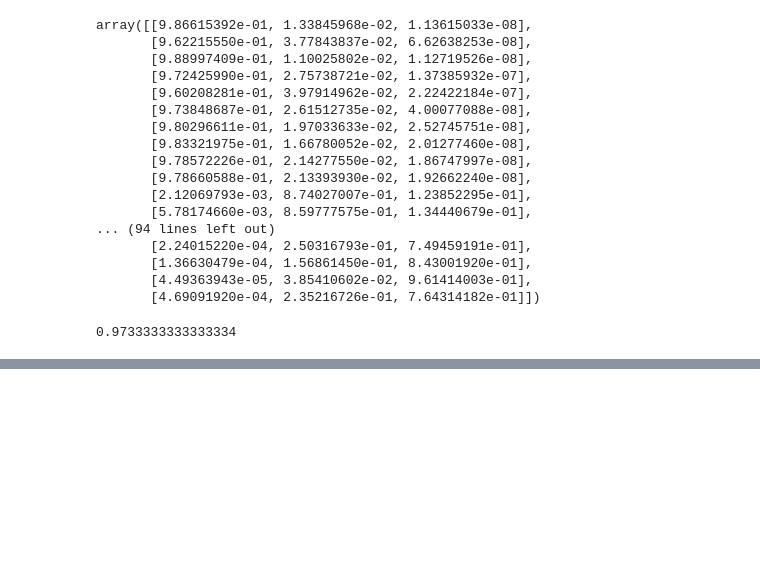
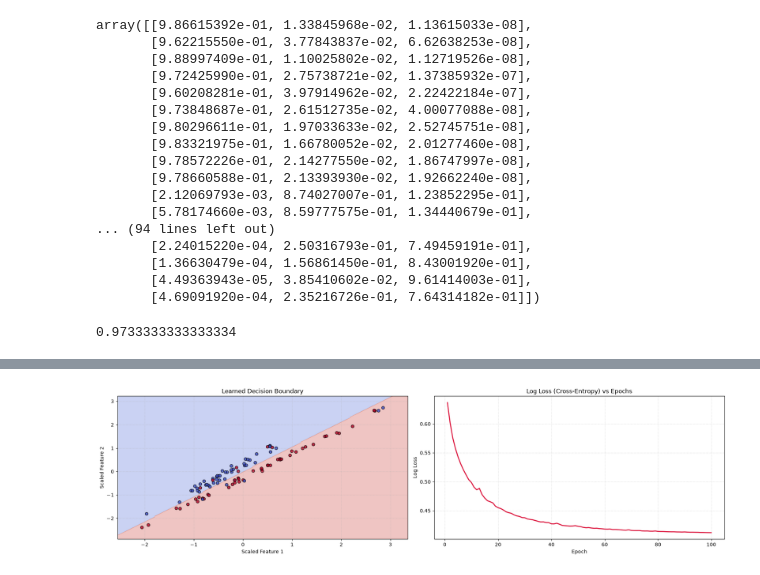
Before and after one commit to mylo2202/fsb-mle, a Jupyter notebook: session3/notebook.ipynb, the cells around one changed output, grey strips where cells are left out. Drawn from its saved outputs; the diff is of its cells as text; code cells hidden in the pictures; blank space fills up the shorter version.

```diff
--- a/session3/notebook.ipynb
+++ b/session3/notebook.ipynb
@@ -147,0 +182,88 @@ clf.score(X, y)
+# %%
+import numpy as np
+import matplotlib.pyplot as plt
+from sklearn.datasets import make_classification
+from sklearn.linear_model import SGDClassifier
+from sklearn.preprocessing import StandardScaler
+from sklearn.metrics import log_loss, accuracy_score
+
+# 1. Generate synthetic binary classification dataset
+X, y = make_classification(
+    n_samples=100,
+    n_features=2,          # 2D features for easy visualization
+    n_redundant=0,
+    n_informative=2,
+    n_clusters_per_class=1,
+    class_sep=0.2,
+    flip_y=0.10,           # 10% label noise (overlap between classes)
+    random_state=42
+)
+
+# 2. Scale features (CRITICAL for SGD gradient stability)
+scaler = StandardScaler()
+X_scaled = scaler.fit_transform(X)
+
+# 3. Initialize SGDClassifier as Logistic Regression
+# loss='log_loss' fits a logistic regression model
+sgd_clf = SGDClassifier(
+    loss='log_loss',
+    learning_rate='invscaling',
+    eta0=0.3,
+    power_t=0.25,
+    random_state=42,
+    verbose=10
+)
+
+# 4. Train over epochs using partial_fit
+epochs = 100
+classes = np.unique(y)
+loss_curve = []
+accuracy_curve = []
+
+for epoch in range(epochs):
+    # Shuffle dataset each epoch
+    indices = np.random.permutation(len(X_scaled))
+    X_shuffled = X_scaled[indices]
+    y_shuffled = y[indices]
+
+    # partial_fit requires specifying unique classes on first call
+    sgd_clf.partial_fit(X_shuffled, y_shuffled, classes=classes)
+
+    # Compute probability predictions and hard predictions
+    probs = sgd_clf.predict_proba(X_scaled)
+    preds = sgd_clf.predict(X_scaled)
+
+    # Track metrics
+    current_loss = log_loss(y, probs)
+    current_acc = accuracy_score(y, preds)
+
+    loss_curve.append(current_loss)
+    accuracy_curve.append(current_acc)
+
+# 5. Visualizations
+fig, (ax1, ax2) = plt.subplots(1, 2, figsize=(18, 5))
+
+# Plot 1: Decision Boundary & Data Points
+x_min, x_max = X_scaled[:, 0].min() - 0.5, X_scaled[:, 0].max() + 0.5
+y_min, y_max = X_scaled[:, 1].min() - 0.5, X_scaled[:, 1].max() + 0.5
+xx, yy = np.meshgrid(np.linspace(x_min, x_max, 200), np.linspace(y_min, y_max, 200))
+
+Z = sgd_clf.predict(np.c_[xx.ravel(), yy.ravel()]).reshape(xx.shape)
+
+ax1.contourf(xx, yy, Z, alpha=0.3, cmap=plt.cm.coolwarm)
+ax1.scatter(X_scaled[:, 0], X_scaled[:, 1], c=y, cmap=plt.cm.coolwarm, edgecolors='k', alpha=0.8)
+ax1.set_title("Learned Decision Boundary")
+ax1.set_xlabel("Scaled Feature 1")
+ax1.set_ylabel("Scaled Feature 2")
+ax1.grid(True, linestyle=':', alpha=0.6)
+
+# Plot 2: Binary Cross-Entropy Loss Curve
+ax2.plot(range(1, epochs + 1), loss_curve, color='crimson', linewidth=2)
+ax2.set_title("Log Loss (Cross-Entropy) vs Epochs")
+ax2.set_xlabel("Epoch")
+ax2.set_ylabel("Log Loss")
+ax2.grid(True, linestyle=':', alpha=0.6)
+
+plt.tight_layout()
+plt.show()
+# %% [output]
@@ -147,0 +287 @@ clf.score(X, y)
+[figure, added]
```
Also changed, not shown: parts of 3 cells of this notebook, 1 other file.
